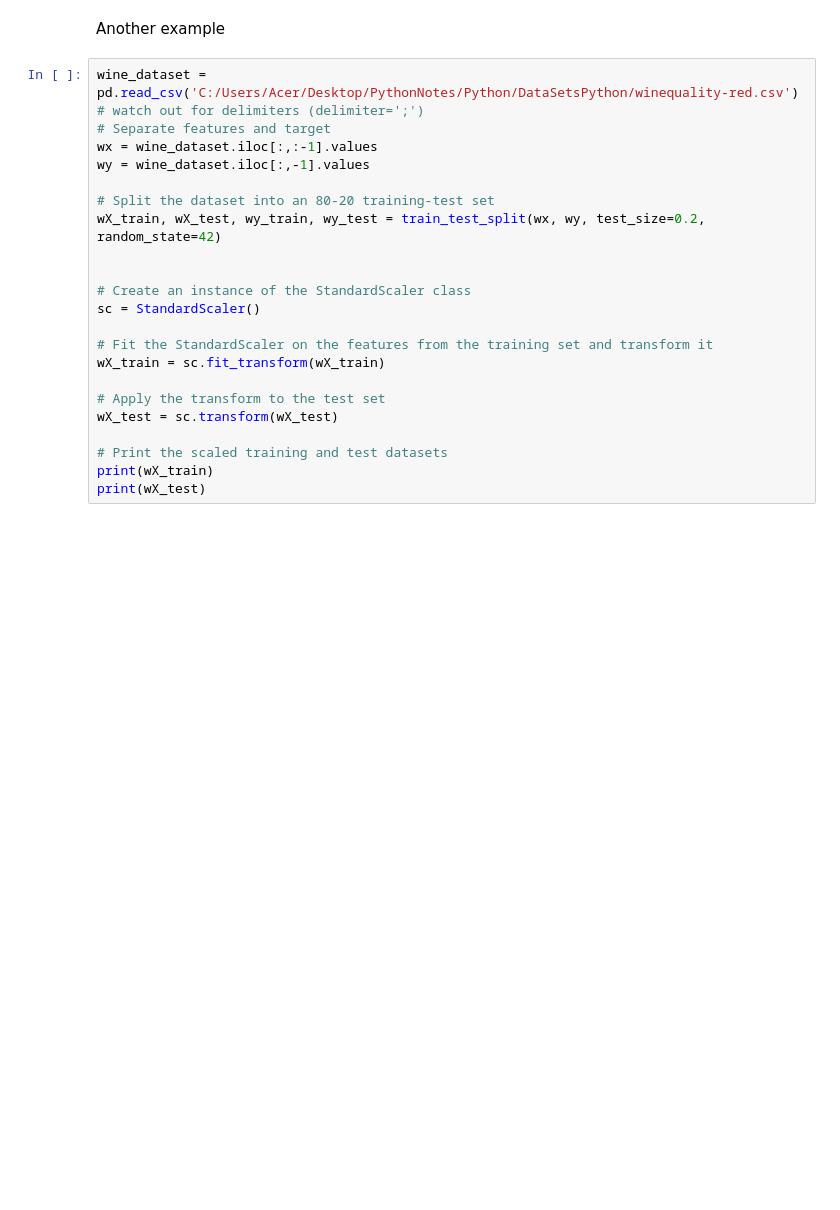
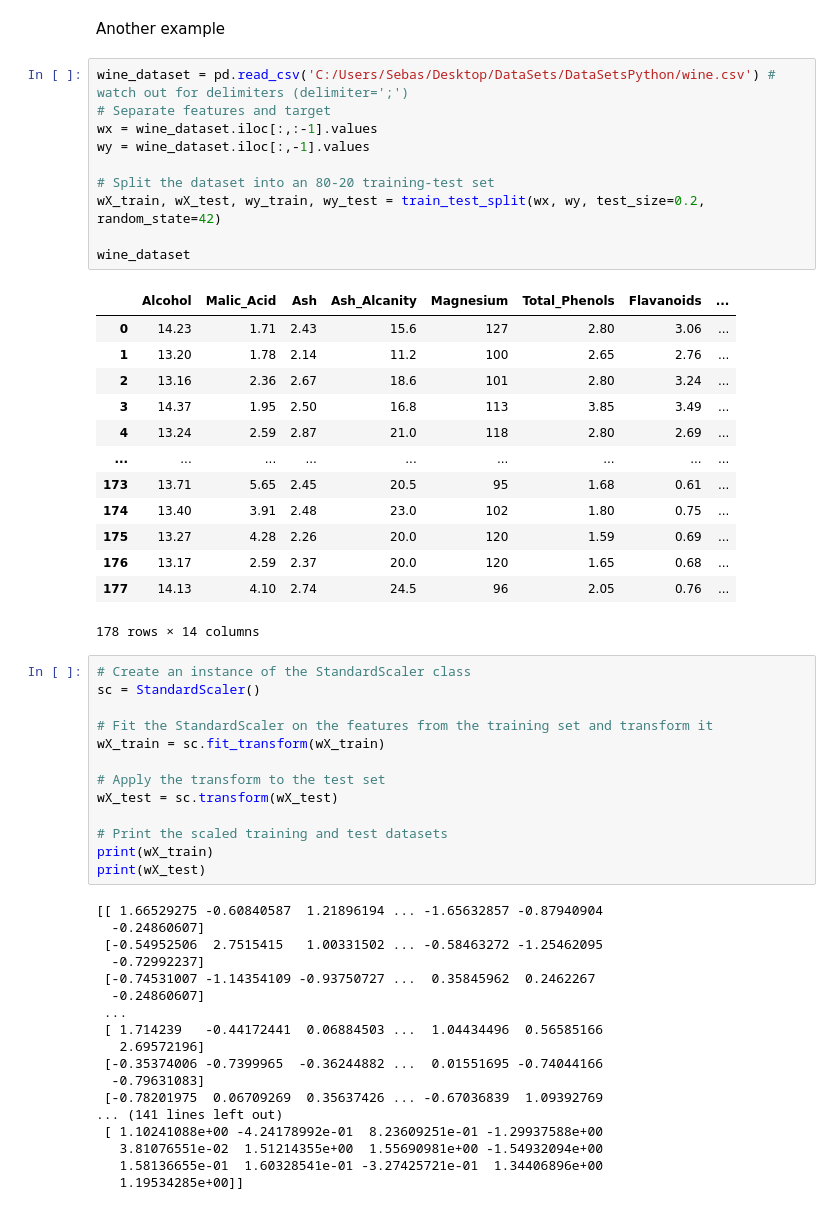
Before and after one commit to SebasRhoadsAvila/MachineLearning, a Jupyter notebook: DataProcessing.ipynb, the cells around one changed output. Drawn from its saved outputs; the diff is of its cells as text; blank space fills up the shorter version.

```diff
--- a/DataProcessing.ipynb
+++ b/DataProcessing.ipynb
@@ -108,15 +233,30 @@ print(X_test)
 # %% [markdown]
 Another example
+# %%
+wine_dataset = pd.read_csv('C:/Users/Sebas/Desktop/DataSets/DataSetsPython/wine.csv') # watch out for delimiters (delimiter=';')
+# Separate features and target
+wx = wine_dataset.iloc[:,:-1].values
+wy = wine_dataset.iloc[:,-1].values
+
+# Split the dataset into an 80-20 training-test set
+wX_train, wX_test, wy_train, wy_test = train_test_split(wx, wy, test_size=0.2, random_state=42)
+
+wine_dataset
+# %% [output]
+|  | Alcohol | Malic_Acid | Ash | Ash_Alcanity | Magnesium | Total_Phenols | Flavanoids | ... |
+| 0 | 14.23 | 1.71 | 2.43 | 15.6 | 127 | 2.80 | 3.06 | ... |
+| 1 | 13.20 | 1.78 | 2.14 | 11.2 | 100 | 2.65 | 2.76 | ... |
+| 2 | 13.16 | 2.36 | 2.67 | 18.6 | 101 | 2.80 | 3.24 | ... |
+| 3 | 14.37 | 1.95 | 2.50 | 16.8 | 113 | 3.85 | 3.49 | ... |
+| 4 | 13.24 | 2.59 | 2.87 | 21.0 | 118 | 2.80 | 2.69 | ... |
+| ... | ... | ... | ... | ... | ... | ... | ... | ... |
+| 173 | 13.71 | 5.65 | 2.45 | 20.5 | 95 | 1.68 | 0.61 | ... |
+| 174 | 13.40 | 3.91 | 2.48 | 23.0 | 102 | 1.80 | 0.75 | ... |
+| 175 | 13.27 | 4.28 | 2.26 | 20.0 | 120 | 1.59 | 0.69 | ... |
+| 176 | 13.17 | 2.59 | 2.37 | 20.0 | 120 | 1.65 | 0.68 | ... |
+| 177 | 14.13 | 4.10 | 2.74 | 24.5 | 96 | 2.05 | 0.76 | ... |
+178 rows × 14 columns
 # %%
-wine_dataset = pd.read_csv('C:/Users/Acer/Desktop/PythonNotes/Python/DataSetsPython/winequality-red.csv') # watch out for delimiters (delimiter=';')
-# Separate features and target
-wx = wine_dataset.iloc[:,:-1].values
-wy = wine_dataset.iloc[:,-1].values
-
-# Split the dataset into an 80-20 training-test set
-wX_train, wX_test, wy_train, wy_test = train_test_split(wx, wy, test_size=0.2, random_state=42)
-
-
 # Create an instance of the StandardScaler class
 sc = StandardScaler()
 
@@ -129,3 +269,21 @@ wX_test = sc.transform(wX_test)
 # Print the scaled training and test datasets
 print(wX_train)
 print(wX_test)
+# %% [output]
+[[ 1.66529275 -0.60840587  1.21896194 ... -1.65632857 -0.87940904
+  -0.24860607]
+ [-0.54952506  2.7515415   1.00331502 ... -0.58463272 -1.25462095
+  -0.72992237]
+ [-0.74531007 -1.14354109 -0.93750727 ...  0.35845962  0.2462267
+  -0.24860607]
+ ...
+ [ 1.714239   -0.44172441  0.06884503 ...  1.04434496  0.56585166
+   2.69572196]
+ [-0.35374006 -0.7399965  -0.36244882 ...  0.01551695 -0.74044166
+  -0.79631083]
+ [-0.78201975  0.06709269  0.35637426 ... -0.67036839  1.09392769
+... (141 lines left out)
+ [ 1.10241088e+00 -4.24178992e-01  8.23609251e-01 -1.29937588e+00
+   3.81076551e-02  1.51214355e+00  1.55690981e+00 -1.54932094e+00
+   1.58136655e-01  1.60328541e-01 -3.27425721e-01  1.34406896e+00
+   1.19534285e+00]]
```
Also changed, not shown: parts of 15 cells of this notebook.
